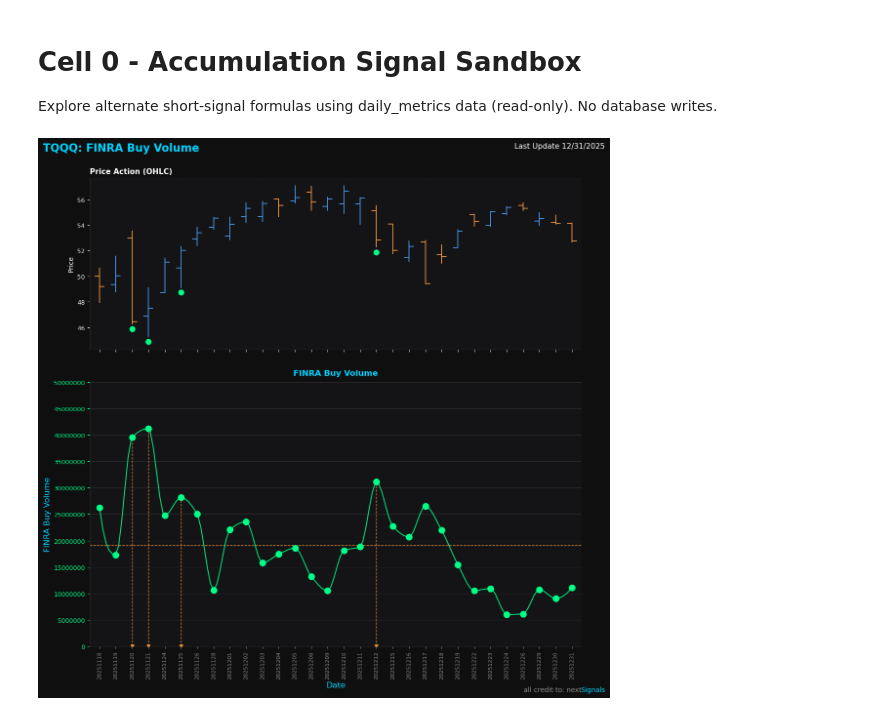
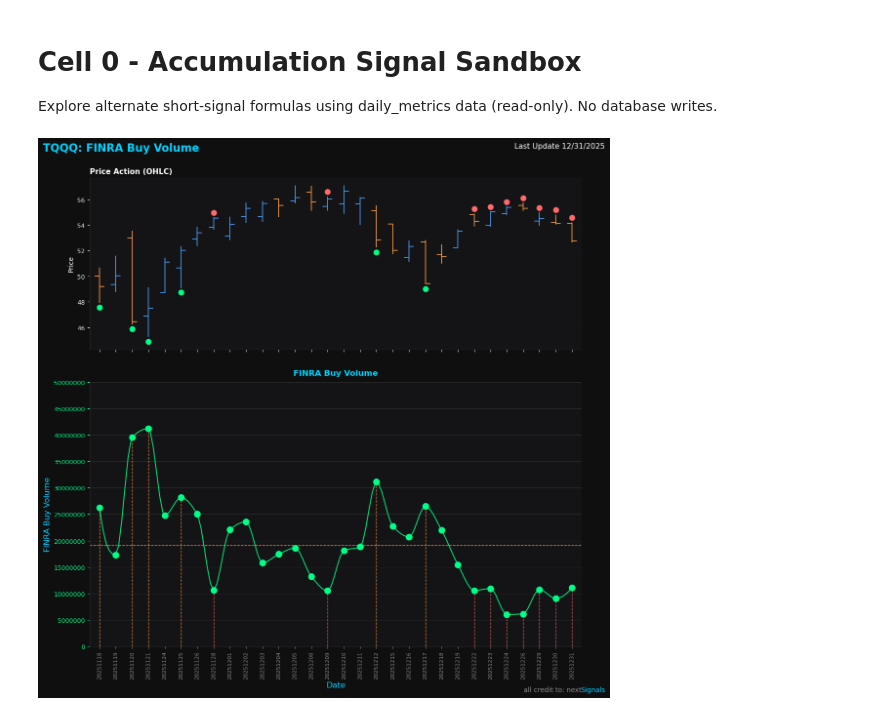
Before and after one commit to MoreCowwbell/darkpool, a Jupyter notebook: WTD_VWBR_plot.ipynb, the cells around one changed output. Drawn from its saved outputs; the diff is of its cells as text; code cells hidden in the pictures.

```diff
--- a/WTD_VWBR_plot.ipynb
+++ b/WTD_VWBR_plot.ipynb
@@ -25,7 +25,7 @@ END_DATE = '2025-12-31'
 DB_PATH = config.db_path
 
 # Median-threshold settings
-THRESHOLD_K = 1.0
+THRESHOLD_K = 0.8
 
 # Figure sizing
 FIG_HEIGHT_RATIO = 1.0  # height = width * ratio
@@ -308,6 +308,9 @@ if df['short_buy_sell_ratio_z'].isna().all():
 plt.style.use('dark_background')
 
 plot_df = df.sort_values('date').copy()
+if 'THRESHOLD_K_NEG' not in globals():
+    THRESHOLD_K_NEG = THRESHOLD_K
+
 market_mask = plot_df['close'].notna()
 plot_df = plot_df.loc[market_mask].copy()
 plot_df = plot_df.reset_index(drop=True)
@@ -418,13 +421,18 @@ if valid_mask.any():
     )
 
     std_val = accum[valid_mask].std(ddof=0)
-    threshold = mean_val + (THRESHOLD_K * std_val if std_val and std_val > 0 else 0.0)
-    signal_idx = accum[valid_mask][accum[valid_mask] >= threshold].index
-    if len(signal_idx) == 0:
+    pos_threshold = mean_val + (THRESHOLD_K * std_val if std_val and std_val > 0 else 0.0)
+    pos_idx = accum[valid_mask][accum[valid_mask] >= pos_threshold].index
+    if len(pos_idx) == 0:
         top_n = min(5, len(accum[valid_mask]))
-        signal_idx = accum[valid_mask].nlargest(top_n).index
+        pos_idx = accum[valid_mask].nlargest(top_n).index
 
-    signal_x = x_vals[signal_idx]
+    neg_threshold = mean_val - (THRESHOLD_K_NEG * std_val if std_val and std_val > 0 else 0.0)
+    neg_idx = accum[valid_mask][accum[valid_mask] <= neg_threshold].index
+    if len(neg_idx) == 0:
+        bottom_n = min(5, len(accum[valid_mask]))
+        neg_idx = accum[valid_mask].nsmallest(bottom_n).index
+
     price_lows = plot_df['low'].to_numpy()
     price_highs = plot_df['high'].to_numpy()
     price_min = np.nanmin(price_lows) if np.isfinite(price_lows).any() else np.nan
@@ -436,17 +444,30 @@ if valid_mask.any():
         offset = (price_max - price_min) * 0.03
         if not np.isfinite(offset) or offset == 0:
             offset = 1.0
-        signal_lows = plot_df.loc[signal_idx, 'low'].to_numpy()
-        marker_y = signal_lows - offset
-        ax_price.scatter(
-            signal_x,
-            marker_y,
-            s=60,
-            color=COLORS['green'],
-            zorder=5,
-        )
+        if len(pos_idx) > 0:
+            pos_x = x_vals[pos_idx]
+            pos_lows = plot_df.loc[pos_idx, 'low'].to_numpy()
+            pos_marker_y = pos_lows - offset
+            ax_price.scatter(
+                pos_x,
+                pos_marker_y,
+                s=60,
+                color=COLORS['green'],
+                zorder=5,
+            )
+        if len(neg_idx) > 0:
+            neg_x = x_vals[neg_idx]
+            neg_highs = plot_df.loc[neg_idx, 'high'].to_numpy()
+            neg_marker_y = neg_highs + offset
+            ax_price.scatter(
+                neg_x,
+                neg_marker_y,
+                s=60,
+                color=COLORS['red'],
+                zorder=5,
+            )
 
-    for idx in signal_idx:
+    for idx in pos_idx:
         x_val = x_vals[idx]
         y_val = accum.loc[idx]
         ax_accum.vlines(
@@ -459,13 +480,19 @@ if valid_mask.any():
             alpha=0.8,
             zorder=2,
         )
-        ax_accum.scatter(
-            [x_val],
-            [y_min],
-            color=COLORS['orange'],
-            s=22,
-            marker='v',
-            zorder=3,
+
+    for idx in neg_idx:
+        x_val = x_vals[idx]
+        y_val = accum.loc[idx]
+        ax_accum.vlines(
+            x_val,
+            y_min,
+            y_val,
+            color=COLORS['red'],
+            linestyle='--',
+            linewidth=1.0,
+            alpha=0.8,
+            zorder=2,
         )
 
 ax_accum.set_xticks(x_vals)
@@ -484,31 +511,31 @@ fig.text(
     0.02,
     0.96,
     f"{TICKER}: FINRA Buy Volume",
     color=COLORS['cyan'],
     fontsize=16,
     fontweight='bold',
     ha='left',
     va='top',
 )
 fig.text(
     0.98,
     0.96,
     f"Last Update {last_update_str}",
     color=COLORS['white'],
     fontsize=11,
     ha='right',
     va='top',
 )
 
 fig.text(0.94, 0.02, 'all credit to: next', color=COLORS['text_muted'], fontsize=10, ha='right', va='bottom')
 fig.text(0.98, 0.02, 'Signals', color=COLORS['cyan'], fontsize=10, ha='right', va='bottom')
 
 
 
 # Optional save
 output_path = config.plot_dir / f"{TICKER.lower()}_wtd_vwbr_{START_DATE}_{END_DATE}.png"
 fig.savefig(output_path, dpi=150, facecolor=COLORS['background'], edgecolor='none')
 
 plt.show()
 # %% [output]
-[figure, old version]
+[figure, new version]
```
